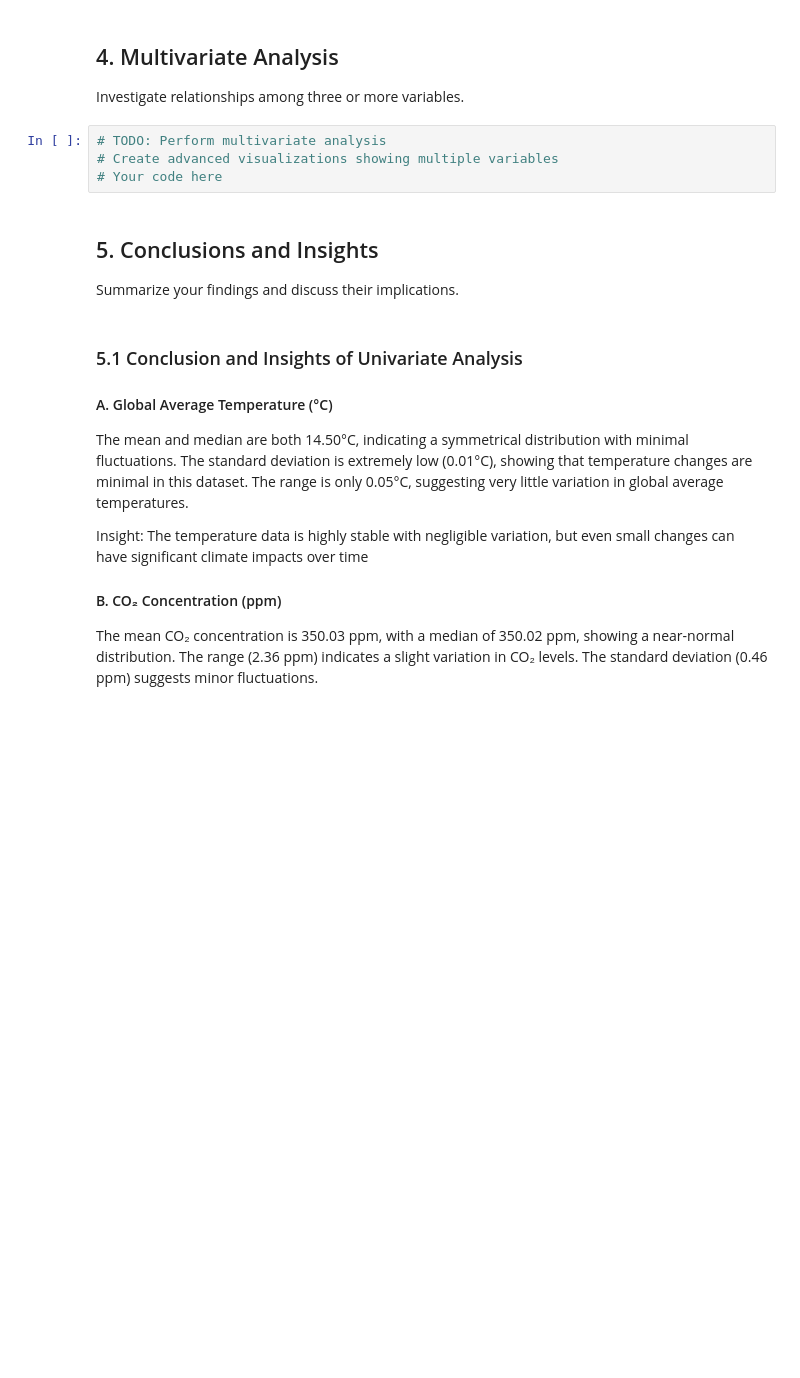
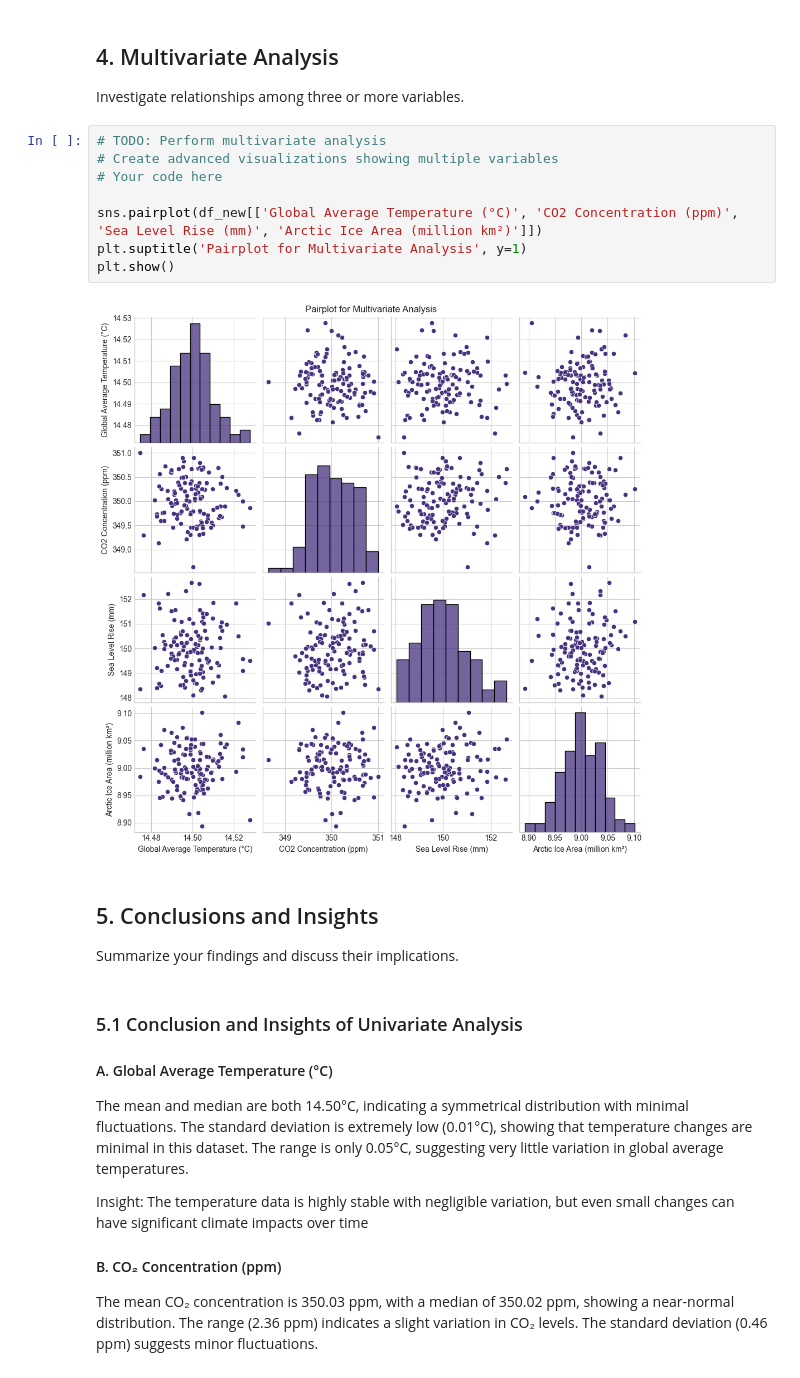
Before and after one commit to Omdena-NIC-Nepal/complete-eda-assignment-group-a-projecthub, a Jupyter notebook: climate_eda.ipynb, the cells around one changed output. Drawn from its saved outputs; the diff is of its cells as text; blank space fills up the shorter version.

```diff
--- a/climate_eda.ipynb
+++ b/climate_eda.ipynb
@@ -207,7 +225,13 @@ Investigate relationships among three or more variables.
 # %%
 # TODO: Perform multivariate analysis
 # Create advanced visualizations showing multiple variables
 # Your code here
+
+sns.pairplot(df_new[['Global Average Temperature (°C)', 'CO2 Concentration (ppm)', 'Sea Level Rise (mm)', 'Arctic Ice Area (million km²)']])
+plt.suptitle('Pairplot for Multivariate Analysis', y=1)
+plt.show()
+# %% [output]
+[figure, added]
 # %% [markdown]
 ## 5. Conclusions and Insights
 
```
Also changed, not shown: parts of 3 cells of this notebook.
